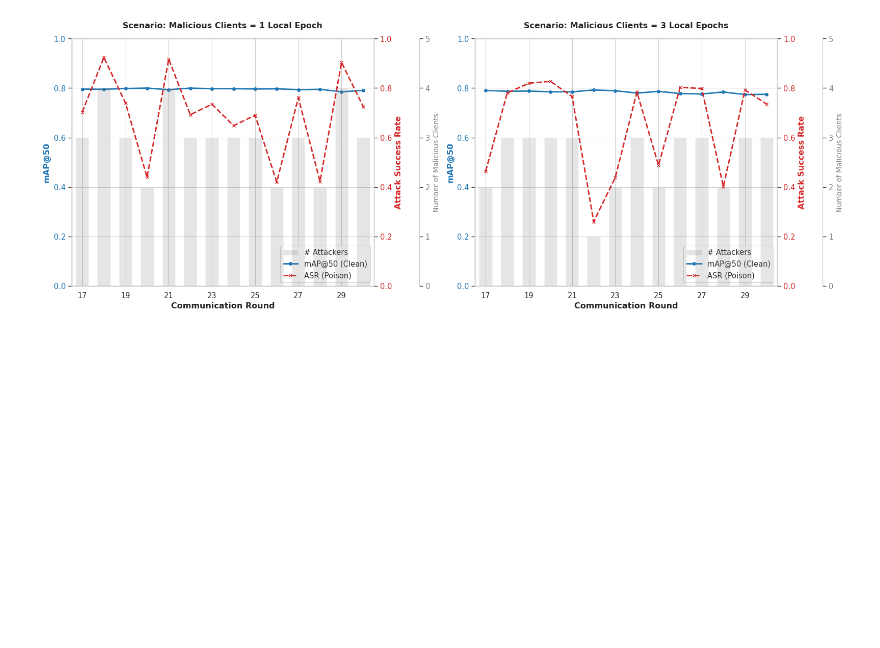
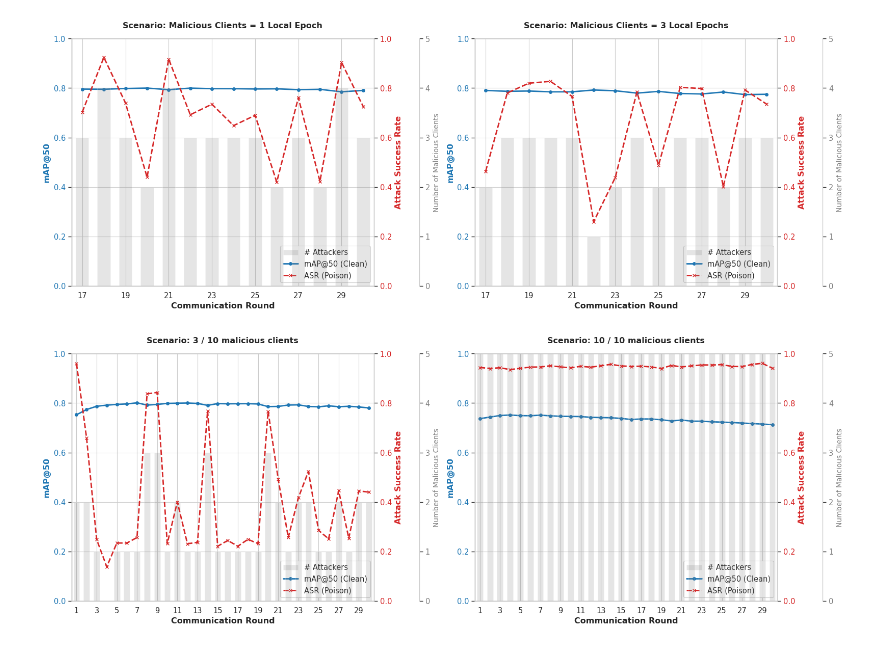
Before and after one commit to KoenBron/FODBackdooring, a Jupyter notebook: notebooks/epoch_exp.ipynb, the cells around one changed output. Saved outputs shown, nothing was run; the diff lists cells and outputs as text; code cells hidden in the pictures; blank space fills up the shorter version.

```diff
--- a/notebooks/epoch_exp.ipynb
+++ b/notebooks/epoch_exp.ipynb
@@ -14,7 +14,7 @@ sns.set_theme(style="whitegrid", context="paper", font_scale=1.2)
 START_ROUND = 17
 # %%
 # Set the paths
-csv_1_epoch = os.path.join(ProjectPaths.OUTPUT_DIR, "2026-03-30-13-19-16", "round_evaluations.csv")
+csv_1_epoch = os.path.join(ProjectPaths.OUTPUT_DIR, "2026-03-30-17-19-16", "round_evaluations.csv")
 csv_3_epoch = os.path.join(ProjectPaths.OUTPUT_DIR, "cluster", "2026-03-28-20-32-52", "round_evaluations.csv")
 
 # Load dataframes
@@ -25,7 +25,7 @@ df3 = df3[df3["round"] >= START_ROUND]
 
 MAX_ROUND = max(df1["round"].max(), df3["round"].max())
 # %%
-def plot_fl_backdoor_convergence(df, ax, title):
+def plot_fl_backdoor_convergence(df, ax, title, is_baseline=False):
     # 1. Bar chart voor het aantal attackers (op de achtergrond)
     # Gebruik ax.twinx() NIET hiervoor, we maken een aparte Y-as voor de bars
     ax_bar = ax.twinx()
@@ -87,3 +87,31 @@ plt.savefig("epoch_amplification_comparison.png", dpi=300, bbox_inches='tight')
 plt.show()
 # %% [output]
 [figure]
+# %%
+# Set the paths
+csv_0_3_af = os.path.join(ProjectPaths.OUTPUT_DIR, "20263-28-16-40-52", "round_evaluations.csv")
+csv_1_0_af = os.path.join(ProjectPaths.OUTPUT_DIR, "2026-03-29-14-44-55", "round_evaluations.csv")
+
+# Load dataframes
+df1 = pd.read_csv(csv_0_3_af)
+df2 = pd.read_csv(csv_1_0_af)
+START_ROUND = 1
+df1 = df1[df1["round"] >= START_ROUND]
+df2 = df2[df2["round"] >= START_ROUND]
+MAX_ROUND = max(df1["round"].max(), df3["round"].max())
+# %%
+fig, (ax1, ax2, ax3) = plt.subplots(1, 3, figsize=(16, 6))
+
+plot_fl_backdoor_convergence(df1, ax1, "Scenario: 0 / 10 malicious clients")
+plot_fl_backdoor_convergence(df1, ax1, "Scenario: 3 / 10 malicious clients")
+plot_fl_backdoor_convergence(df2, ax2, "Scenario: 10 / 10 malicious clients")
+
+# Optimaliseer de layout zodat assen niet overlappen
+fig.tight_layout()
+
+# Sla op in hoge resolutie (perfect voor een slide of document!)
+plt.savefig("0_3_and_1_0_attacker_fraction_comparison.png", dpi=300, bbox_inches='tight')
+
+plt.show()
+# %% [output]
+[figure, added]
```
Also changed, not shown: 3 other files.
